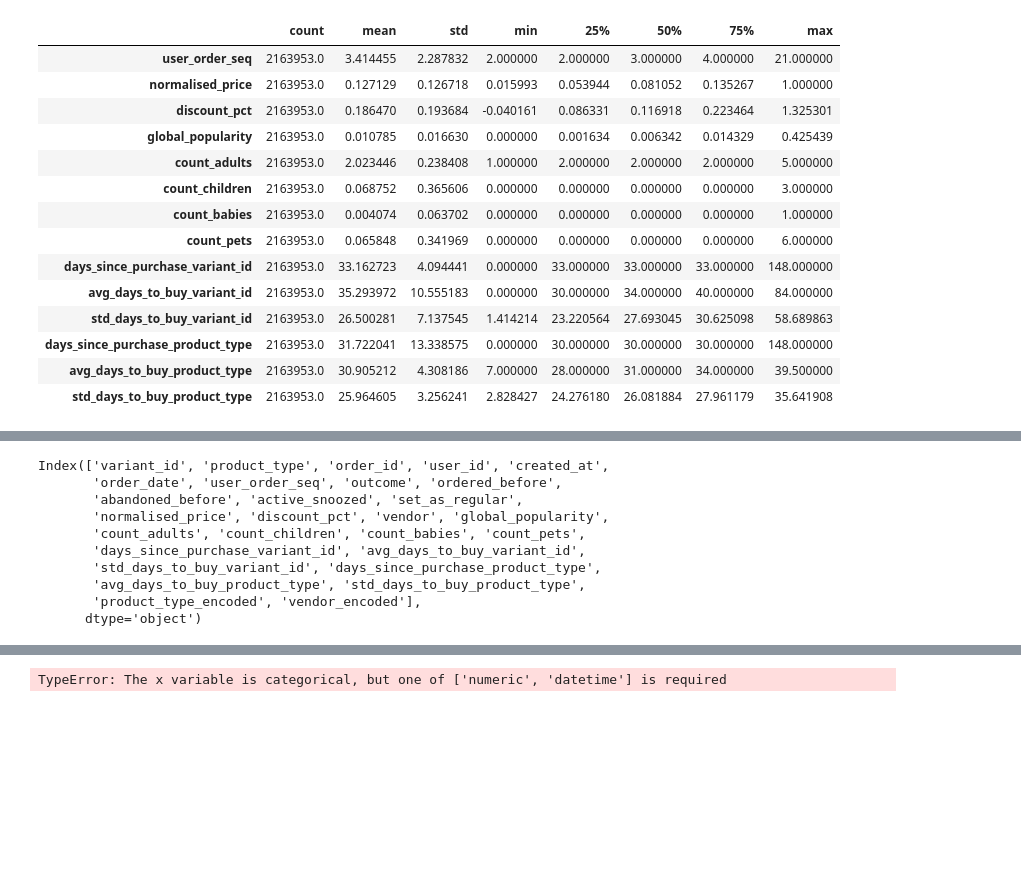
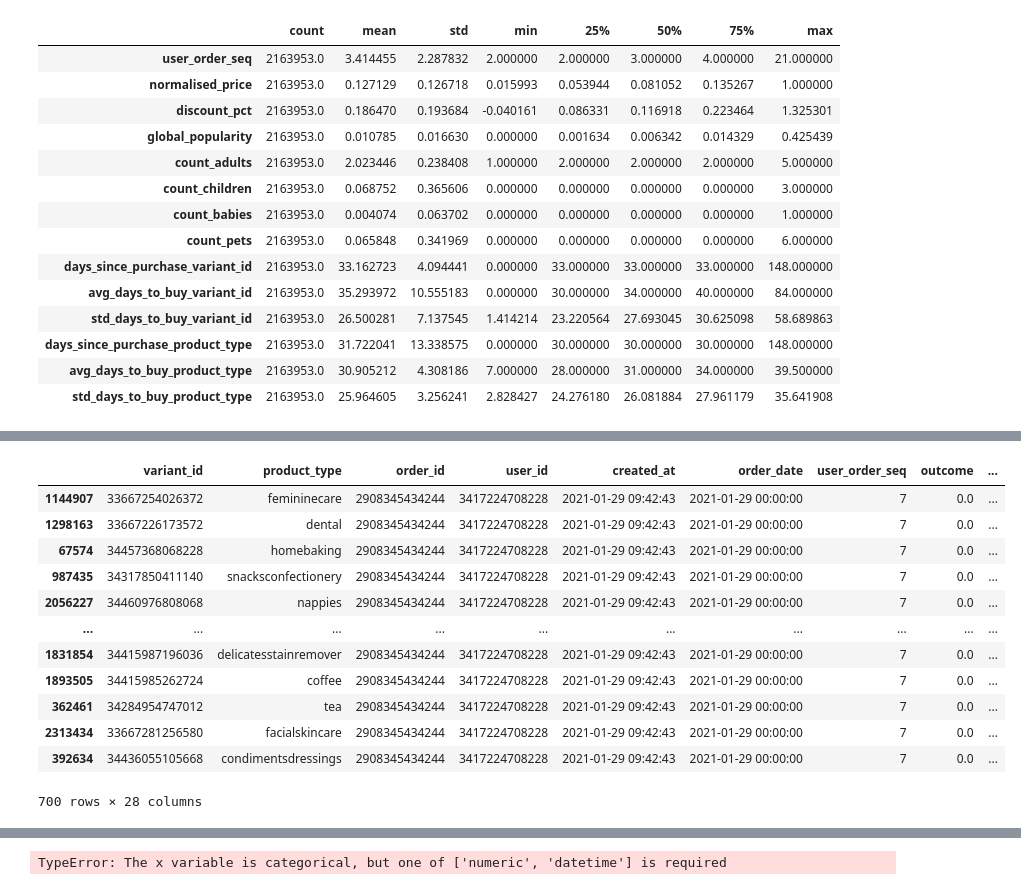
Before and after one commit to carlossantamarizq/zrive-ds, a Jupyter notebook: src/module_3/exploring.ipynb, the cells around one changed output, grey strips where cells are left out. Drawn from its saved outputs; the diff is of its cells as text; code cells hidden in the pictures; blank space fills up the shorter version.

```diff
--- a/src/module_3/exploring.ipynb
+++ b/src/module_3/exploring.ipynb
@@ -107,13 +154,16 @@ df_train, test = train_test_split(df_work, test_size=0.2, stratify=df_work.order
-# %%
-df_train.columns
-# %% [output]
-Index(['variant_id', 'product_type', 'order_id', 'user_id', 'created_at',
-       'order_date', 'user_order_seq', 'outcome', 'ordered_before',
-       'abandoned_before', 'active_snoozed', 'set_as_regular',
-       'normalised_price', 'discount_pct', 'vendor', 'global_popularity',
-       'count_adults', 'count_children', 'count_babies', 'count_pets',
-       'days_since_purchase_variant_id', 'avg_days_to_buy_variant_id',
-       'std_days_to_buy_variant_id', 'days_since_purchase_product_type',
-       'avg_days_to_buy_product_type', 'std_days_to_buy_product_type',
-       'product_type_encoded', 'vendor_encoded'],
-      dtype='object')
+# %%
+df_train[df_train["order_id"]==2908345434244]
+# %% [output]
+|  | variant_id | product_type | order_id | user_id | created_at | order_date | user_order_seq | outcome | ... |
+| 1144907 | 33667254026372 | femininecare | 2908345434244 | 3417224708228 | 2021-01-29 09:42:43 | 2021-01-29 00:00:00 | 7 | 0.0 | ... |
+| 1298163 | 33667226173572 | dental | 2908345434244 | 3417224708228 | 2021-01-29 09:42:43 | 2021-01-29 00:00:00 | 7 | 0.0 | ... |
+| 67574 | 34457368068228 | homebaking | 2908345434244 | 3417224708228 | 2021-01-29 09:42:43 | 2021-01-29 00:00:00 | 7 | 0.0 | ... |
+| 987435 | 34317850411140 | snacksconfectionery | 2908345434244 | 3417224708228 | 2021-01-29 09:42:43 | 2021-01-29 00:00:00 | 7 | 0.0 | ... |
+| 2056227 | 34460976808068 | nappies | 2908345434244 | 3417224708228 | 2021-01-29 09:42:43 | 2021-01-29 00:00:00 | 7 | 0.0 | ... |
+| ... | ... | ... | ... | ... | ... | ... | ... | ... | ... |
+| 1831854 | 34415987196036 | delicatesstainremover | 2908345434244 | 3417224708228 | 2021-01-29 09:42:43 | 2021-01-29 00:00:00 | 7 | 0.0 | ... |
+| 1893505 | 34415985262724 | coffee | 2908345434244 | 3417224708228 | 2021-01-29 09:42:43 | 2021-01-29 00:00:00 | 7 | 0.0 | ... |
+| 362461 | 34284954747012 | tea | 2908345434244 | 3417224708228 | 2021-01-29 09:42:43 | 2021-01-29 00:00:00 | 7 | 0.0 | ... |
+| 2313434 | 33667281256580 | facialskincare | 2908345434244 | 3417224708228 | 2021-01-29 09:42:43 | 2021-01-29 00:00:00 | 7 | 0.0 | ... |
+| 392634 | 34436055105668 | condimentsdressings | 2908345434244 | 3417224708228 | 2021-01-29 09:42:43 | 2021-01-29 00:00:00 | 7 | 0.0 | ... |
+700 rows × 28 columns
```
Also changed, not shown: parts of 12 cells of this notebook, 1 other file.
